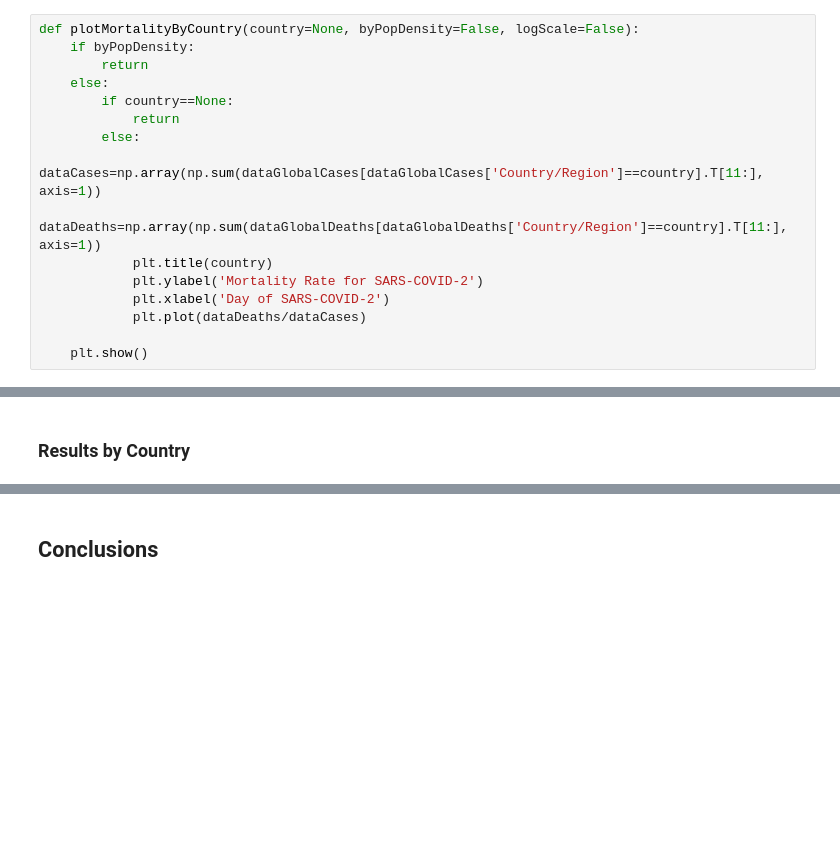
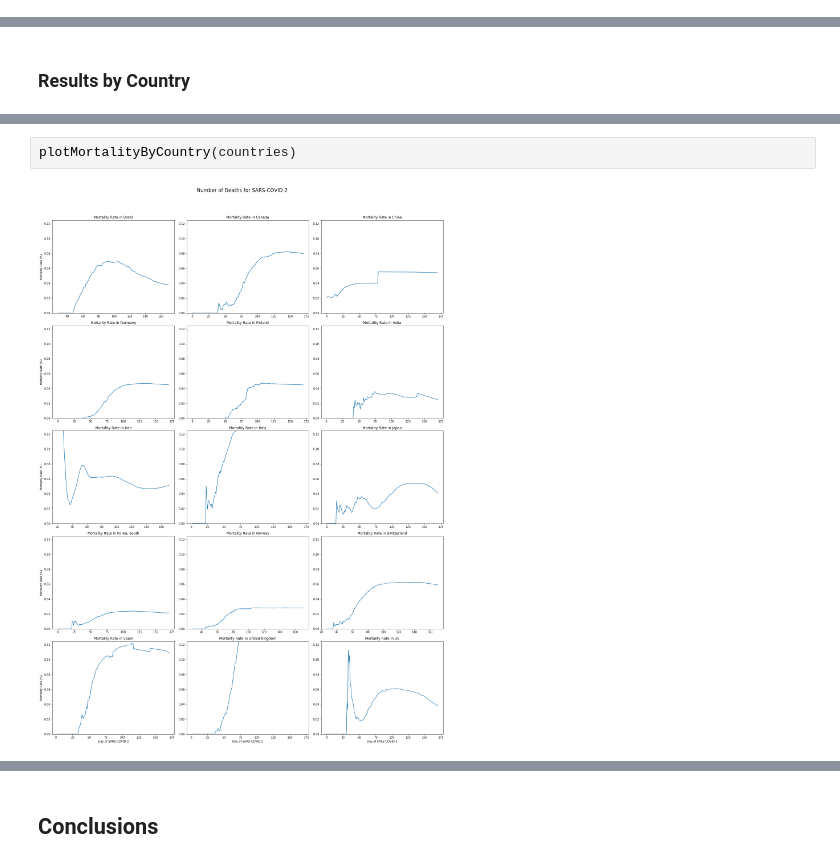
Before and after one commit to kleiaLaRoe/projects, a Jupyter notebook: python/patternRecognition/COVID19/COVID19Data.ipynb, the cells around one changed output, grey strips where cells are left out. Cells and saved outputs as stored; diff of their text form; blank space fills up the shorter version.

```diff
--- a/python/patternRecognition/COVID19/COVID19Data.ipynb
+++ b/python/patternRecognition/COVID19/COVID19Data.ipynb
@@ -306,16 +275,0 @@ def plotNumberOfDeathsByCountry(country=None, byPopDensity=False, logScale=False
-# %%
-def plotMortalityByCountry(country=None, byPopDensity=False, logScale=False):
-    if byPopDensity:
-        return
-    else:
-        if country==None:
-            return
-        else:
-            dataCases=np.array(np.sum(dataGlobalCases[dataGlobalCases['Country/Region']==country].T[11:], axis=1))
-            dataDeaths=np.array(np.sum(dataGlobalDeaths[dataGlobalDeaths['Country/Region']==country].T[11:], axis=1))
-            plt.title(country)
-            plt.ylabel('Mortality Rate for SARS-COVID-2')
-            plt.xlabel('Day of SARS-COVID-2')
-            plt.plot(dataDeaths/dataCases)
-
-    plt.show()
@@ -399,0 +452,4 @@ plotMortalityByCountry('Korea, South')
+# %%
+plotMortalityByCountry(countries)
+# %% [output]
+[figure, added]
```
Also changed, not shown: parts of 16 cells of this notebook.
